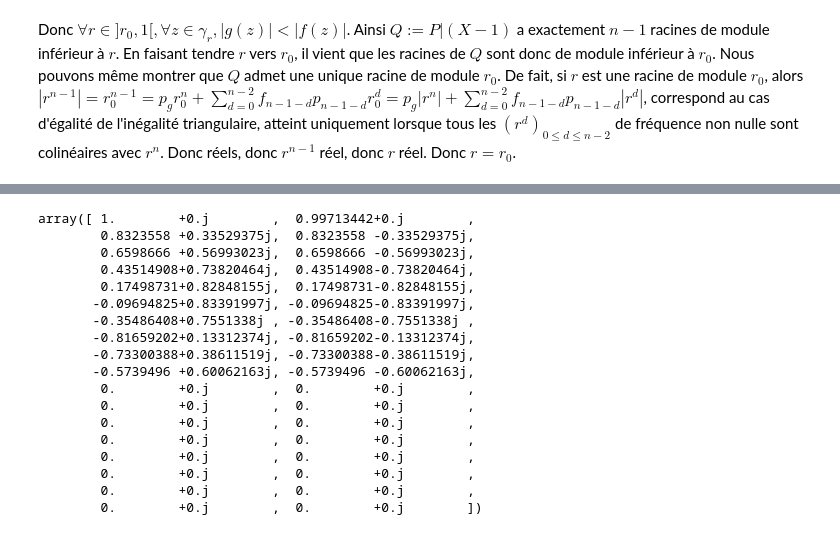
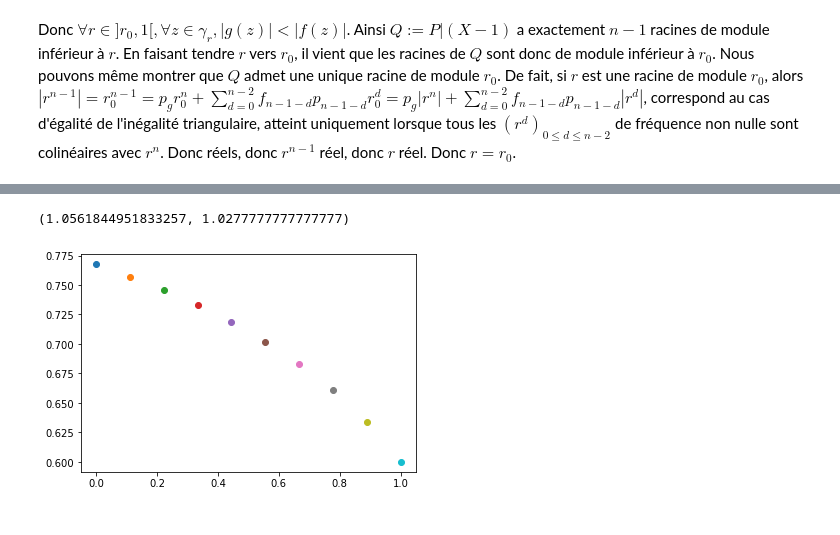
Before and after one commit to jeanHeibig/casinoRoulette, a Jupyter notebook: model2/rouche.ipynb, the cells around one changed output, grey strips where cells are left out. Drawn from its saved outputs; the diff is of its cells as text; code cells hidden in the pictures.

Commit message:
Added work to show simple root

```diff
--- a/model2/rouche.ipynb
+++ b/model2/rouche.ipynb
@@ -47,21 +51,19 @@ plt.show()
-# %%
-r
-# %% [output]
-array([ 1.        +0.j        ,  0.99713442+0.j        ,
-        0.8323558 +0.33529375j,  0.8323558 -0.33529375j,
-        0.6598666 +0.56993023j,  0.6598666 -0.56993023j,
-        0.43514908+0.73820464j,  0.43514908-0.73820464j,
-        0.17498731+0.82848155j,  0.17498731-0.82848155j,
-       -0.09694825+0.83391997j, -0.09694825-0.83391997j,
-       -0.35486408+0.7551338j , -0.35486408-0.7551338j ,
-       -0.81659202+0.13312374j, -0.81659202-0.13312374j,
-       -0.73300388+0.38611519j, -0.73300388-0.38611519j,
-       -0.5739496 +0.60062163j, -0.5739496 -0.60062163j,
-        0.        +0.j        ,  0.        +0.j        ,
-        0.        +0.j        ,  0.        +0.j        ,
-        0.        +0.j        ,  0.        +0.j        ,
-        0.        +0.j        ,  0.        +0.j        ,
-        0.        +0.j        ,  0.        +0.j        ,
-        0.        +0.j        ,  0.        +0.j        ,
-        0.        +0.j        ,  0.        +0.j        ,
-        0.        +0.j        ,  0.        +0.j        ])
+# %%
+f @ (np.real(r[1]) ** -np.arange(1, n)), 1 + z / n
+# %% [output]
+(1.0561844951833257, 1.0277777777777777)
+# %%
+def r0(f):
+    p_g = 1 - f @ p(np.arange(1, n))
+    P = np.append((p_g, -1), f * p(np.arange(1, n)))
+    r = np.roots(P)
+    return r[1]
+# %%
+f = lambda f1: np.array([f1, 1 - f1])
+# %%
+N = 10
+fs = f(np.linspace(0, 1, N))
+for i in range(N):
+    plt.scatter(fs[0, i], r0(fs[:, i]))
+# %% [output]
+[figure, added]
```
Also changed, not shown: parts of 1 cell of this notebook.
